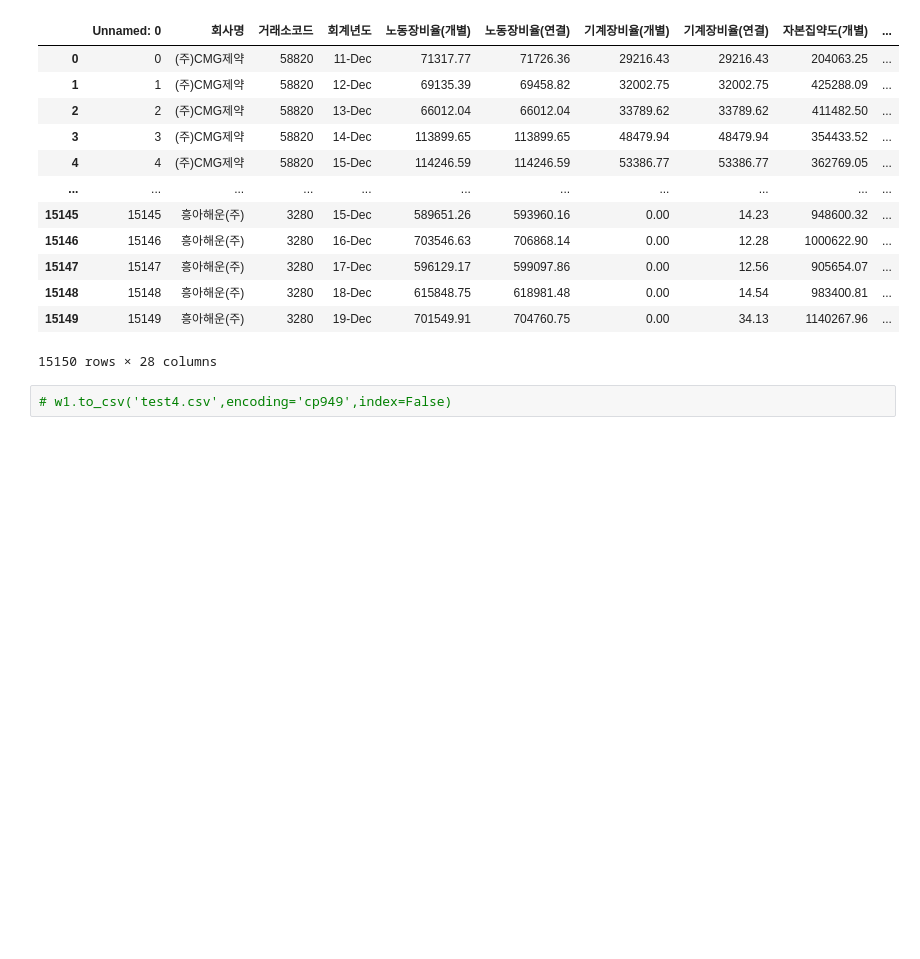
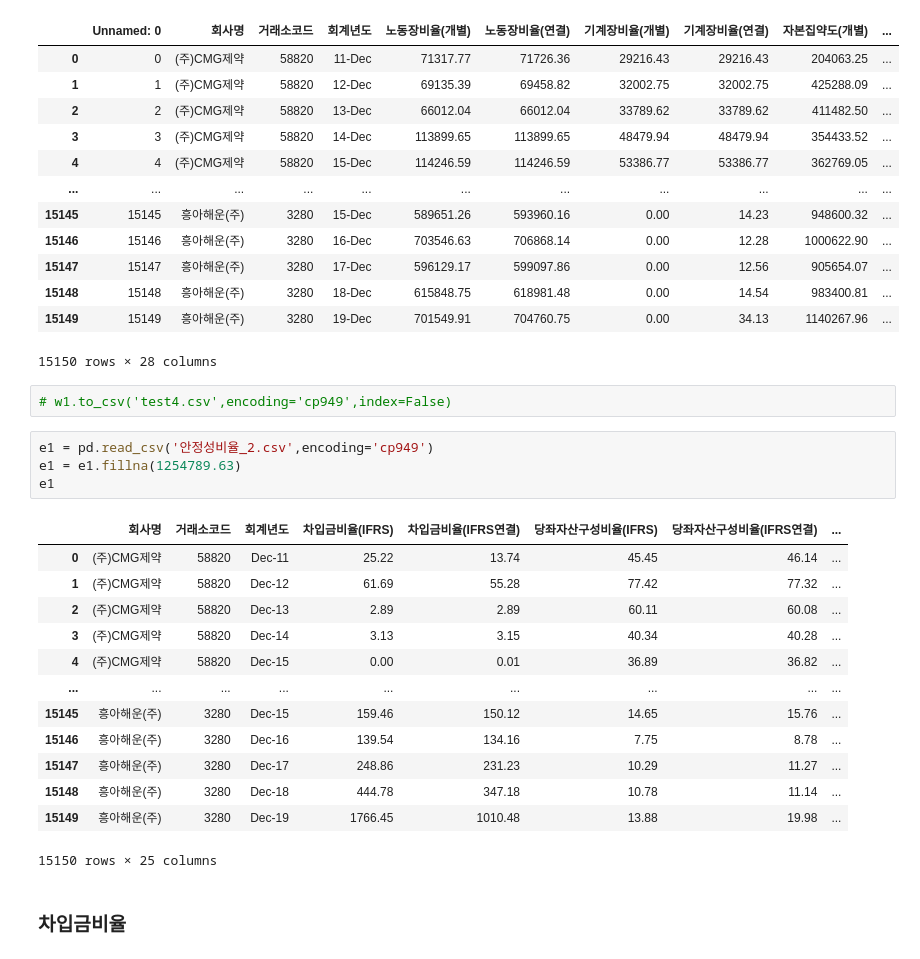
Before and after one commit to Penta-Audit-Technology/jh, a Jupyter notebook: 재무비율진짜.ipynb, the cells around one changed output. Saved outputs shown, nothing was run; the diff lists cells and outputs as text; blank space fills up the shorter version.

```diff
--- a/재무비율진짜.ipynb
+++ b/재무비율진짜.ipynb
@@ -1172,3 +1172,23 @@ w1
 15150 rows × 28 columns
 # %%
 # w1.to_csv('test4.csv',encoding='cp949',index=False)
+# %%
+e1 = pd.read_csv('안정성비율_2.csv',encoding='cp949')
+e1 = e1.fillna(1254789.63)
+e1
+# %% [output]
+|  | 회사명 | 거래소코드 | 회계년도 | 차입금비율(IFRS) | 차입금비율(IFRS연결) | 당좌자산구성비율(IFRS) | 당좌자산구성비율(IFRS연결) | ... |
+| 0 | (주)CMG제약 | 58820 | Dec-11 | 25.22 | 13.74 | 45.45 | 46.14 | ... |
+| 1 | (주)CMG제약 | 58820 | Dec-12 | 61.69 | 55.28 | 77.42 | 77.32 | ... |
+| 2 | (주)CMG제약 | 58820 | Dec-13 | 2.89 | 2.89 | 60.11 | 60.08 | ... |
+| 3 | (주)CMG제약 | 58820 | Dec-14 | 3.13 | 3.15 | 40.34 | 40.28 | ... |
+| 4 | (주)CMG제약 | 58820 | Dec-15 | 0.00 | 0.01 | 36.89 | 36.82 | ... |
+| ... | ... | ... | ... | ... | ... | ... | ... | ... |
+| 15145 | 흥아해운(주) | 3280 | Dec-15 | 159.46 | 150.12 | 14.65 | 15.76 | ... |
+| 15146 | 흥아해운(주) | 3280 | Dec-16 | 139.54 | 134.16 | 7.75 | 8.78 | ... |
+| 15147 | 흥아해운(주) | 3280 | Dec-17 | 248.86 | 231.23 | 10.29 | 11.27 | ... |
+| 15148 | 흥아해운(주) | 3280 | Dec-18 | 444.78 | 347.18 | 10.78 | 11.14 | ... |
+| 15149 | 흥아해운(주) | 3280 | Dec-19 | 1766.45 | 1010.48 | 13.88 | 19.98 | ... |
+15150 rows × 25 columns
+# %% [markdown]
+### 차입금비율
```
Also changed, not shown: parts of 23 cells of this notebook, 3 other files.
